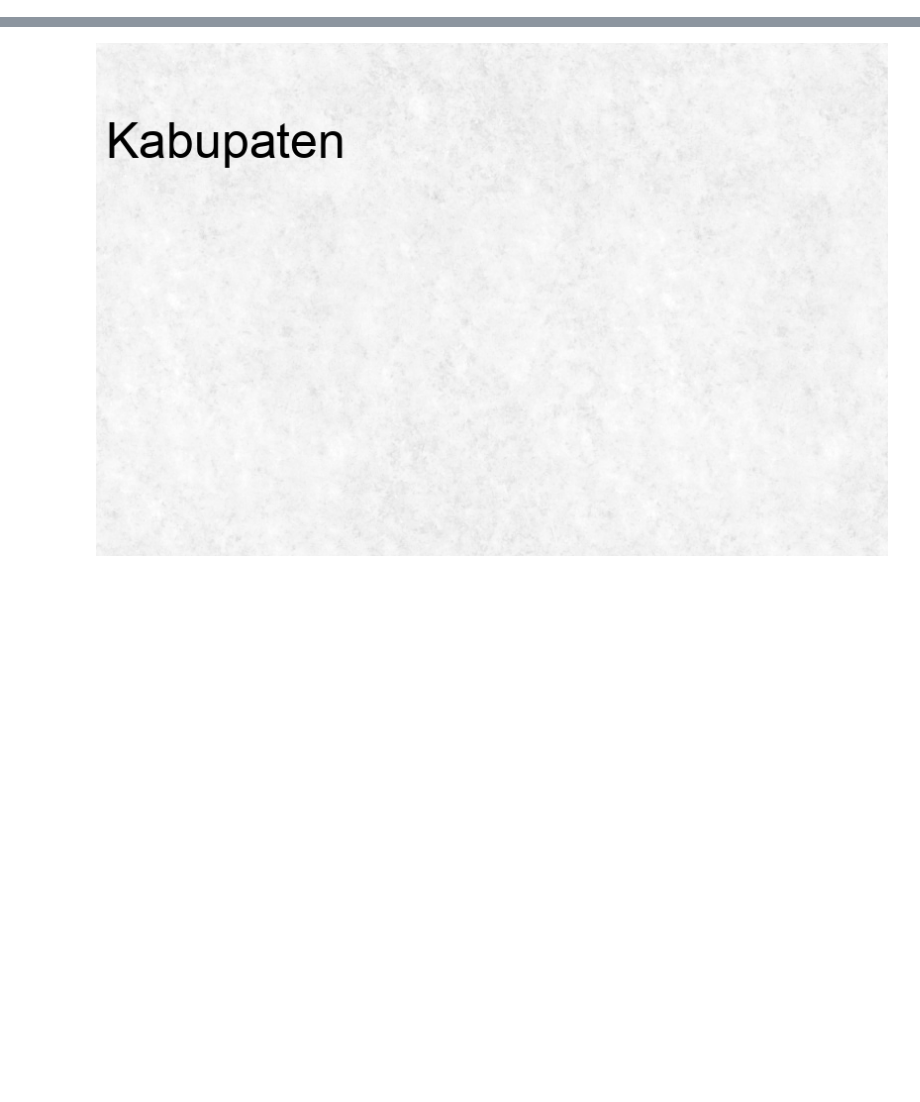
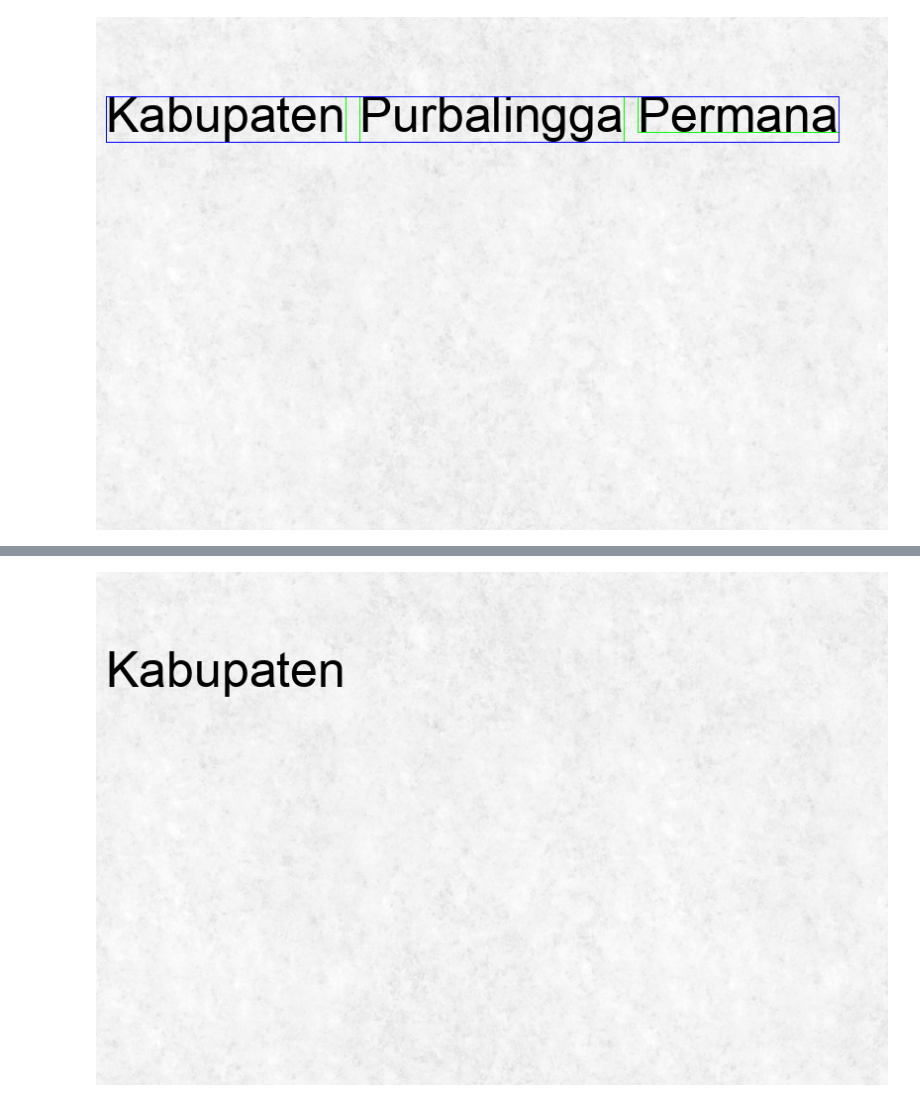
Before and after one commit to nunenuh/ocrdgen, a Jupyter notebook: notebook/test_draw.ipynb, the cells around one changed output, grey strips where cells are left out. Saved outputs shown, nothing was run; the diff lists cells and outputs as text; code cells hidden in the pictures; blank space fills up the shorter version.

```diff
--- a/notebook/test_draw.ipynb
+++ b/notebook/test_draw.ipynb
@@ -50,0 +49,4 @@ dm = DrawWord(img, font, text, x=10, y=70)
+# %%
+image
+# %% [output]
+[figure, added]
```
Also changed, not shown: parts of 7 cells of this notebook, 5 other files.
